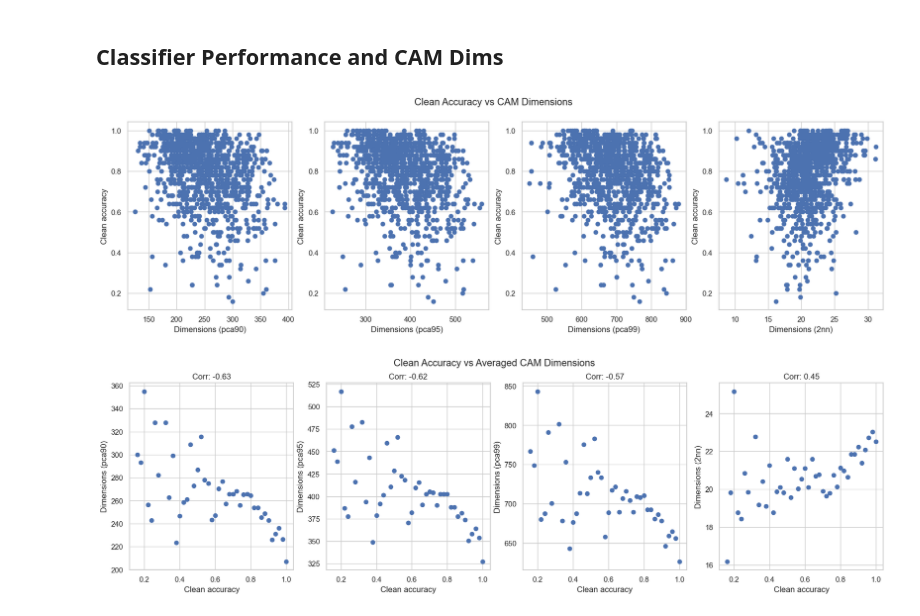
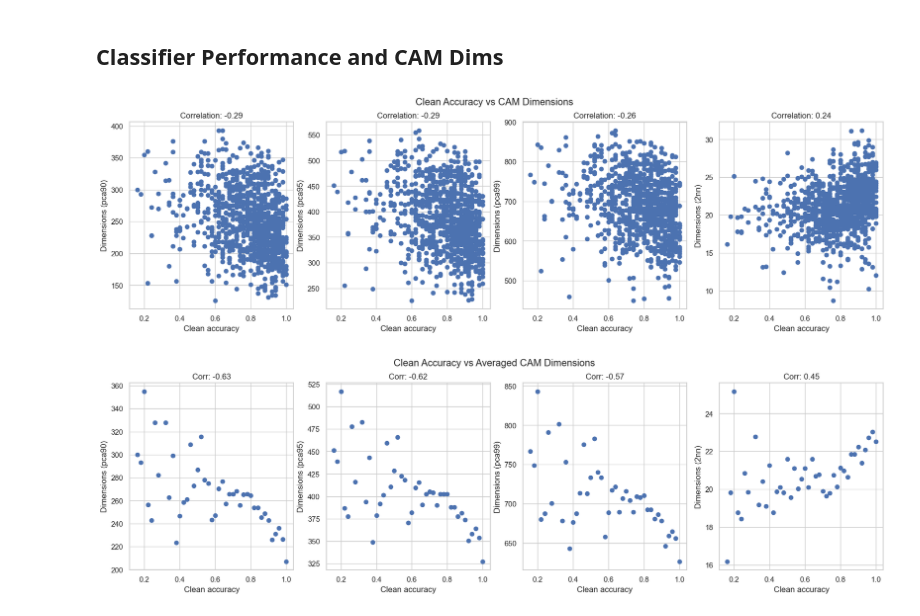
Before and after one commit to niranjanrajesh02/robust_CAMs, a Jupyter notebook: plots/E1.ipynb, the cells around one changed output. Cells and saved outputs as stored; diff of their text form; code cells hidden in the pictures.

```diff
--- a/plots/E1.ipynb
+++ b/plots/E1.ipynb
@@ -69,18 +69,20 @@ plt.show()
 # %%
 # plot 2 - clean acc vs dims (pca90, pca95, pca99, pca2nn) in 4 subplots
 
 fig, axs = plt.subplots(1, 4, figsize=(20, 5))
 x_labs = ['pca90', 'pca95', 'pca99', '2nn']
 for i, ax in enumerate(axs):
-    ax.scatter(df['dim_'+x_labs[i]], df['acc_clean'])
-    ax.set_xlabel(f'Dimensions ({x_labs[i]})')
-    ax.set_ylabel('Clean accuracy')
+    ax.scatter(df['acc_clean'], df['dim_'+x_labs[i]])
+    ax.set_ylabel(f'Dimensions ({x_labs[i]})')
+    ax.set_xlabel('Clean accuracy')
+    corr = np.corrcoef(df['acc_clean'], df['dim_'+x_labs[i]])[0, 1]
+    ax.set_title(f'Correlation: {corr:.2f}')
 
 
 plt.suptitle('Clean Accuracy vs CAM Dimensions')
 plt.show()
 # %% [output]
-[figure, old version]
+[figure, new version]
 # %%
 # plot 3 - sameplot as above but find average of camdims for each accuracy datapoint
 mean_accs_df = df.groupby(['acc_clean']).mean()
```
Also changed, not shown: 2 other files.
